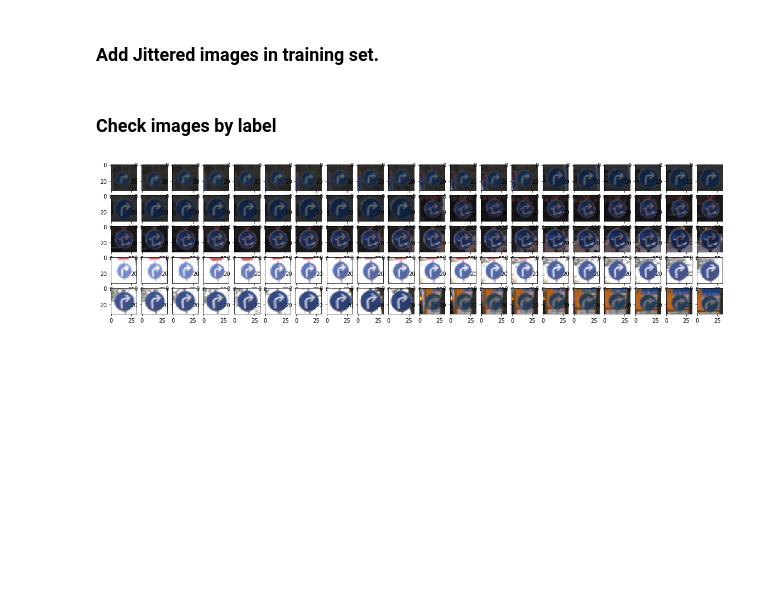
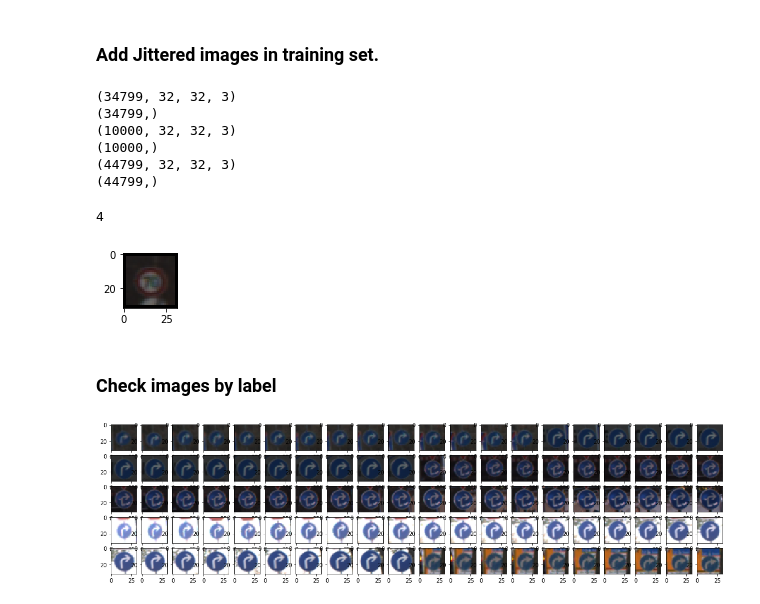
Before and after one commit to satoshikumano/CarND-TrafficSignClassifier-Submission, a Jupyter notebook: Traffic_Sign_Classifier.ipynb, the cells around one changed output. Cells and saved outputs as stored; diff of their text form; code cells hidden in the pictures; blank space fills up the shorter version.

```diff
--- a/Traffic_Sign_Classifier.ipynb
+++ b/Traffic_Sign_Classifier.ipynb
@@ -233,17 +253,24 @@ for idx, im in enumerate(images):
 
 from sklearn.utils import shuffle as sk_shuffle
 
-SAMPLE_SIZE = 20000
-sample = sk_shuffle(X_train, n_samples=SAMPLE_SIZE)
-jittered = np.empty([SAMPLE_SIZE*5,32,32,3])
+%matplotlib inline
+
+SAMPLE_SIZE = 2000
+sample, sample_labels = sk_shuffle(X_train, y_train, n_samples=SAMPLE_SIZE)
+
+print(X_train.shape)
+print(y_train.shape)
+
+jittered = np.zeros([SAMPLE_SIZE*5,32,32,3], dtype=np.uint8)
+jittered_label = np.zeros([SAMPLE_SIZE*5], dtype=np.uint8)
 for idx, im in enumerate(sample):
     methods = np.arange(6)
     np.random.shuffle(methods)
-    for idx2, m in enumerate(methods):
+    for idx2, m in enumerate(methods[:5]):
         if m == 0:
             temp = rotate(im, 15)
         elif m == 1:
-            temp = rotate(im, 15)
+            temp = rotate(im, -15)
         elif m == 2:
             temp = resize90(im)
         elif m == 3:
@@ -252,19 +279,34 @@ for idx, im in enumerate(sample):
             temp = slide2(im)
         elif m == 5:
             temp = slidem2(im)
-        jittered[idx + idx2] = temp
+        jittered[idx * 5 + idx2] = temp
+        jittered_label[idx * 5 + idx2] = sample_labels[idx]
 
+X_train = np.append(X_train, jittered, axis=0)
+y_train = np.append(y_train, jittered_label, axis=0)
 print(jittered.shape)
+print(jittered_label.shape)
 
-%matplotlib inline
-
-image = jittered[1]
-
-plt.figure(figsize=(1,1))
-plt.imshow(image)
-
-X_train = np.concatenate((X_train, jittered), axis=0)
 print(X_train.shape)
+print(y_train.shape)
+# %% [output]
+(34799, 32, 32, 3)
+(34799,)
+(10000, 32, 32, 3)
+(10000,)
+(44799, 32, 32, 3)
+(44799,)
+# %%
+%matplotlib inline
+
+index = random.randint(0, len(jittered))
+image = jittered[index]
+plt.figure(figsize=(1,1))
+plt.imshow(image)
+print (jittered_label[index])
+# %% [output]
+4
+[figure, added]
 # %% [markdown]
 ### Check images by label
 # %%
```
Also changed, not shown: parts of 7 cells of this notebook.
